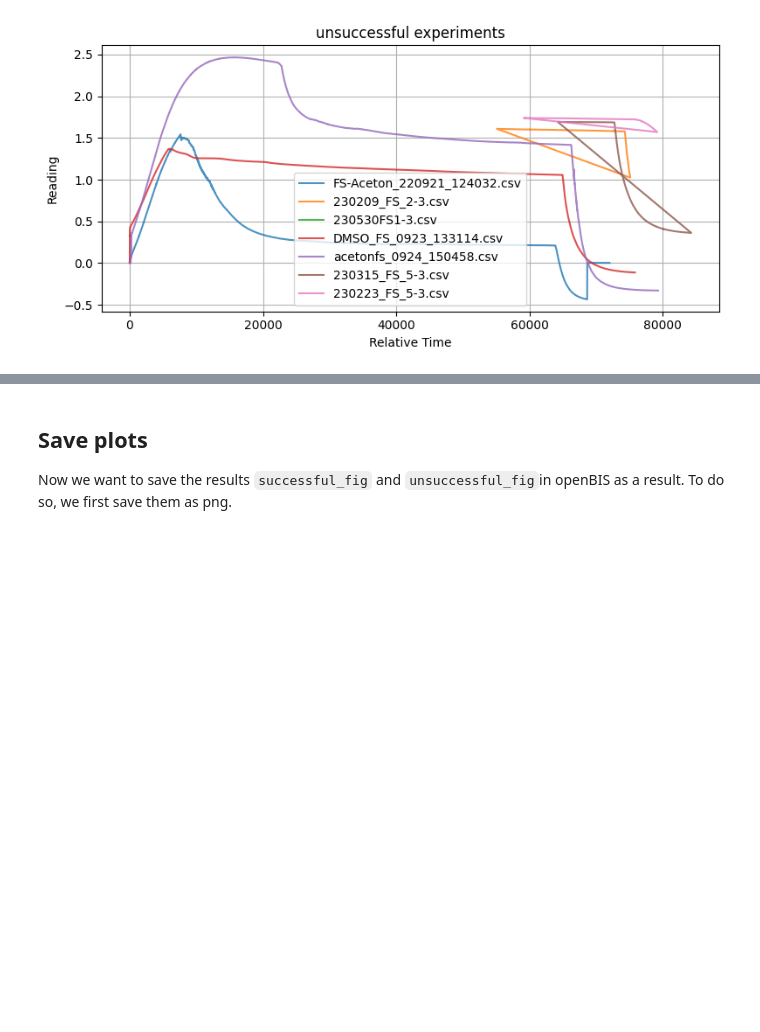
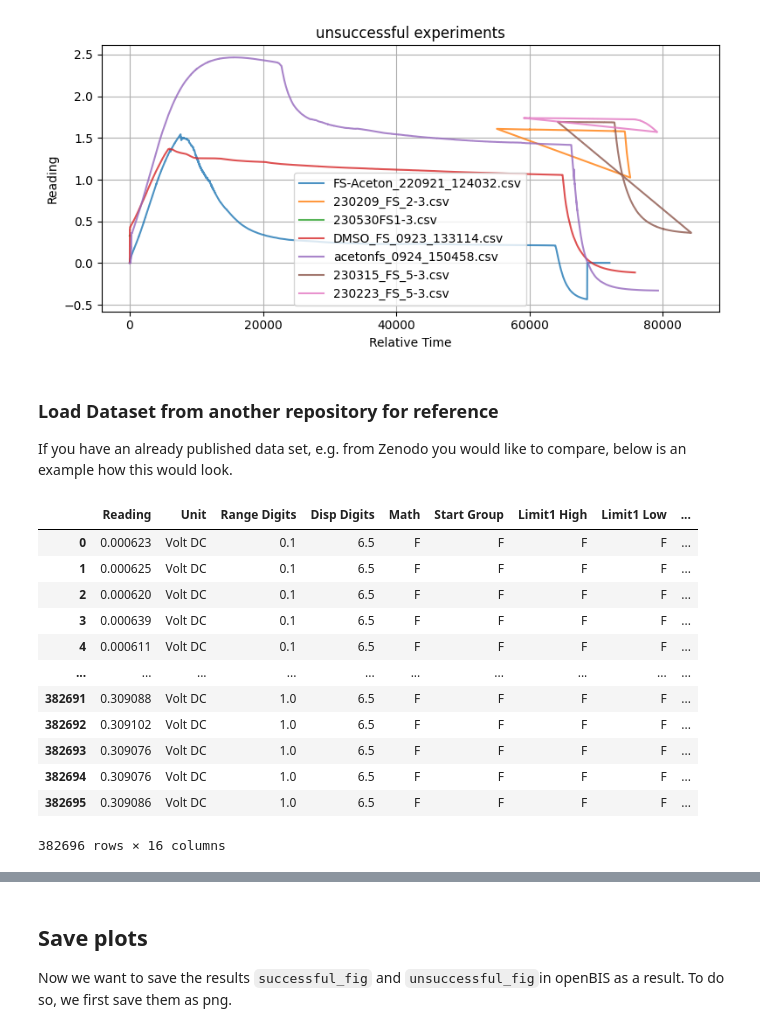
Before and after one commit to empa-scientific-it/openbis-renku, a Jupyter notebook: openBIS-Connection.ipynb, the cells around one changed output, grey strips where cells are left out. Cells and saved outputs as stored; diff of their text form; code cells hidden in the pictures; blank space fills up the shorter version.

```diff
--- a/openBIS-Connection.ipynb
+++ b/openBIS-Connection.ipynb
@@ -260,3 +280,26 @@ unsuccessful_fig = plot_group(unsuccessful_list, "unsuccessful experiments")
 # %% [output]
 [figure]
 [figure]
+# %% [markdown]
+### Load Dataset from another repository for reference
+
+If you have an already published data set, e.g. from Zenodo you would like to compare, below is an example how this would look.
+# %%
+filepath_zenodo="../tryoutexport-doi-10.5281-zenodo.17342141/230314_FS_1-3.csv"
+
+df_zenodo = pd.read_csv(filepath_zenodo, sep=',', skiprows=8)  # adjust skiprows if needed. Since the first 8 rows are metadata from measurement, we can skip them for the plots
+df_zenodo
+# %% [output]
+|  | Reading | Unit | Range Digits | Disp Digits | Math | Start Group | Limit1 High | Limit1 Low | ... |
+| 0 | 0.000623 | Volt DC | 0.1 | 6.5 | F | F | F | F | ... |
+| 1 | 0.000625 | Volt DC | 0.1 | 6.5 | F | F | F | F | ... |
+| 2 | 0.000620 | Volt DC | 0.1 | 6.5 | F | F | F | F | ... |
+| 3 | 0.000639 | Volt DC | 0.1 | 6.5 | F | F | F | F | ... |
+| 4 | 0.000611 | Volt DC | 0.1 | 6.5 | F | F | F | F | ... |
+| ... | ... | ... | ... | ... | ... | ... | ... | ... | ... |
+| 382691 | 0.309088 | Volt DC | 1.0 | 6.5 | F | F | F | F | ... |
+| 382692 | 0.309102 | Volt DC | 1.0 | 6.5 | F | F | F | F | ... |
+| 382693 | 0.309076 | Volt DC | 1.0 | 6.5 | F | F | F | F | ... |
+| 382694 | 0.309076 | Volt DC | 1.0 | 6.5 | F | F | F | F | ... |
+| 382695 | 0.309086 | Volt DC | 1.0 | 6.5 | F | F | F | F | ... |
+382696 rows × 16 columns
```
Also changed, not shown: parts of 9 cells of this notebook, 1 other file.
